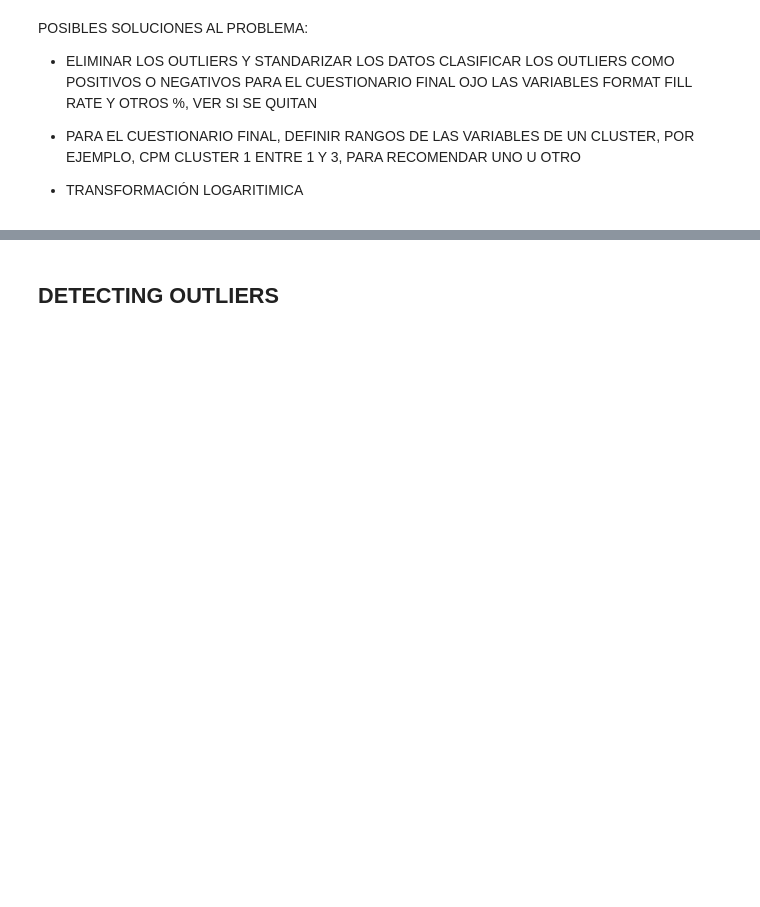
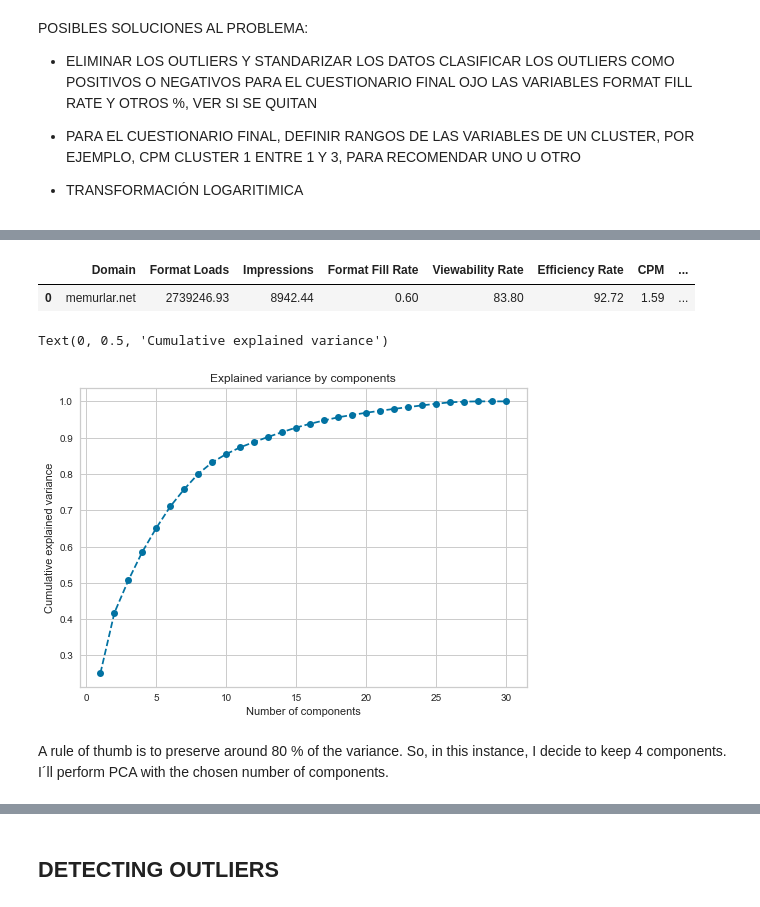
Before and after one commit to rfisla/FINAL-PROJECT-OF-KSCHOOL-MASTER, a Jupyter notebook: Final Clustering Solution.ipynb, the cells around one changed output, grey strips where cells are left out. Drawn from its saved outputs; the diff is of its cells as text; code cells hidden in the pictures; blank space fills up the shorter version.

```diff
--- a/Final Clustering Solution.ipynb
+++ b/Final Clustering Solution.ipynb
@@ -71,0 +179,13 @@ pd.DataFrame(reducing3f_).describe()
+# %%
+groupby_domains = pd.read_csv('DATA/Global groupby_domains.csv')
+# %%
+groupby_domains_one_hot =pd.get_dummies(groupby_domains,columns=['Category','Geographical zone'])
+# %%
+groupby_domains.head(1)
+# %% [output]
+|  | Domain | Format Loads | Impressions | Format Fill Rate | Viewability Rate | Efficiency Rate | CPM | ... |
+| 0 | memurlar.net | 2739246.93 | 8942.44 | 0.60 | 83.80 | 92.72 | 1.59 | ... |
+# %%
+groupby_domains_clustering= groupby_domains_one_hot.drop(['Domain','Format Loads', 'Impressions', 'Clicks',
+                                                   'Viewability Rate', 'Efficiency Rate', 'Category importance', 'Country',
+                                                         '50% View Rate'], 1)
@@ -71,0 +198,16 @@ pd.DataFrame(reducing3f_).describe()
+# %%
+minmax = pd.DataFrame(MinMaxScaler().fit_transform(groupby_domains_clustering.drop(['Category', 'Country'], 1)))
+minmax['Country'] = groupby_domains_clustering['Country'].copy()
+minmax['Category'] = groupby_domains_clustering['Category'].copy()
+# %%
+pca = PCA()
+pca.fit(minmax)
+plt.plot(range(1,31), pca.explained_variance_ratio_.cumsum(), marker= 'o' , linestyle = '--')
+plt.title('Explained variance by components')
+plt.xlabel('Number of components')
+plt.ylabel('Cumulative explained variance')
+# %% [output]
+Text(0, 0.5, 'Cumulative explained variance')
+[figure, added]
+# %% [markdown]
+ A rule of thumb is to preserve around 80 % of the variance. So, in this instance, I decide to keep 4 components. I´ll perform PCA with the chosen number of components.
```
Also changed, not shown: parts of 137 cells of this notebook.
